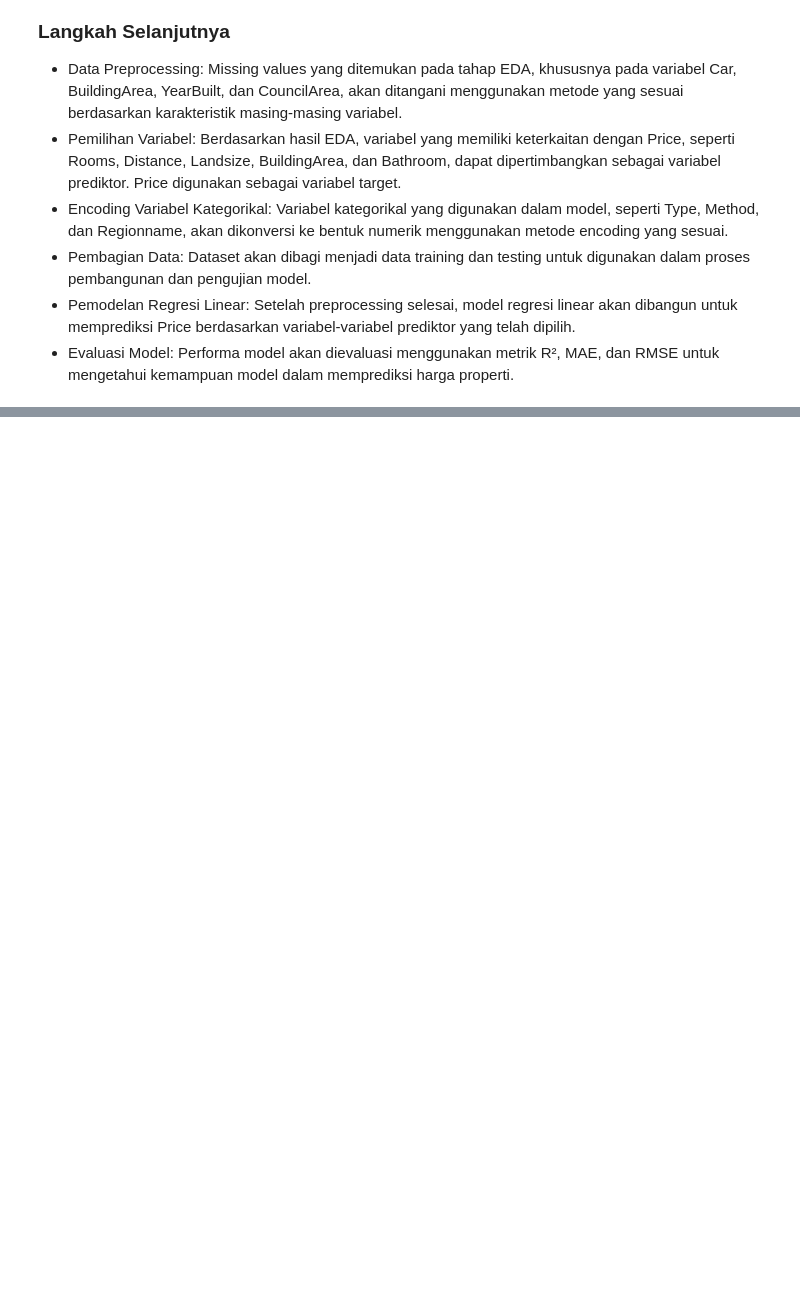
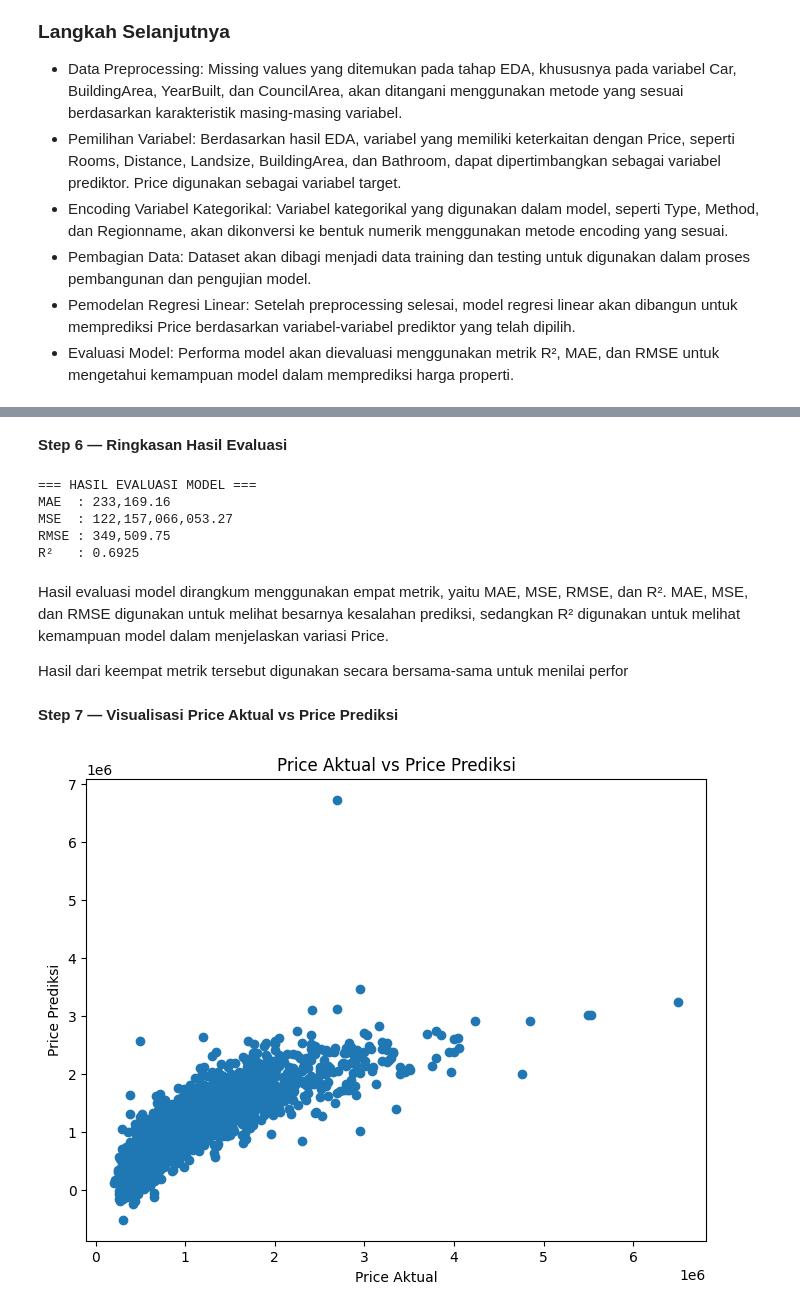
Before and after one commit to alimasumajja/RegresiLinear_Kelas5B_Kelompok1, a Jupyter notebook: RegresiLinear_5B_Kelompok1.ipynb, the cells around one changed output, grey strips where cells are left out. Cells and saved outputs as stored; diff of their text form; code cells hidden in the pictures; blank space fills up the shorter version.

```diff
--- a/RegresiLinear_5B_Kelompok1.ipynb
+++ b/RegresiLinear_5B_Kelompok1.ipynb
@@ -487,0 +665,2 @@ Hasil analisis ini dapat menjadi dasar untuk menentukan variabel yang akan digun
+# %%
+X = X.drop(columns=['Address'], errors='ignore')
@@ -487,0 +755,15 @@ Hasil analisis ini dapat menjadi dasar untuk menentukan variabel yang akan digun
+# %%
+from sklearn.model_selection import train_test_split
+
+X_train, X_test, y_train, y_test = train_test_split(
+    X,
+    y,
+    test_size=0.2,
+    random_state=42
+)
+
+print("X_train:", X_train.shape)
+print("X_test :", X_test.shape)
+
+print("y_train:", y_train.shape)
+print("y_test :", y_test.shape)
@@ -487,0 +783,8 @@ Hasil analisis ini dapat menjadi dasar untuk menentukan variabel yang akan digun
+# %%
+from sklearn.linear_model import LinearRegression
+
+model = LinearRegression()
+
+model.fit(X_train, y_train)
+
+print("Model berhasil dilatih.")
@@ -487,0 +799,6 @@ Hasil analisis ini dapat menjadi dasar untuk menentukan variabel yang akan digun
+# %%
+# prediksi price
+y_pred = model.predict(X_test)
+
+print("10 hasil prediksi pertama:")
+print(y_pred[:10])
@@ -487,0 +897,34 @@ Hasil analisis ini dapat menjadi dasar untuk menentukan variabel yang akan digun
+# %% [markdown]
+**Step 6 — Ringkasan Hasil Evaluasi**
+# %%
+print("=== HASIL EVALUASI MODEL ===")
+print(f"MAE  : {mae:,.2f}")
+print(f"MSE  : {mse:,.2f}")
+print(f"RMSE : {rmse:,.2f}")
+print(f"R²   : {r2:.4f}")
+# %% [output]
+=== HASIL EVALUASI MODEL ===
+MAE  : 233,169.16
+MSE  : 122,157,066,053.27
+RMSE : 349,509.75
+R²   : 0.6925
+# %% [markdown]
+Hasil evaluasi model dirangkum menggunakan empat metrik, yaitu MAE, MSE, RMSE, dan R². MAE, MSE, dan RMSE digunakan untuk melihat besarnya kesalahan prediksi, sedangkan R² digunakan untuk melihat kemampuan model dalam menjelaskan variasi Price.
+
+Hasil dari keempat metrik tersebut digunakan secara bersama-sama untuk menilai perfor
+# %% [markdown]
+**Step 7 — Visualisasi Price Aktual vs Price Prediksi**
+# %%
+import matplotlib.pyplot as plt
+
+plt.figure(figsize=(8, 6))
+
+plt.scatter(y_test, y_pred)
+
+plt.xlabel('Price Aktual')
+plt.ylabel('Price Prediksi')
+plt.title('Price Aktual vs Price Prediksi')
+
+plt.show()
+# %% [output]
+[figure, added]
```
Also changed, not shown: parts of 72 cells of this notebook.
